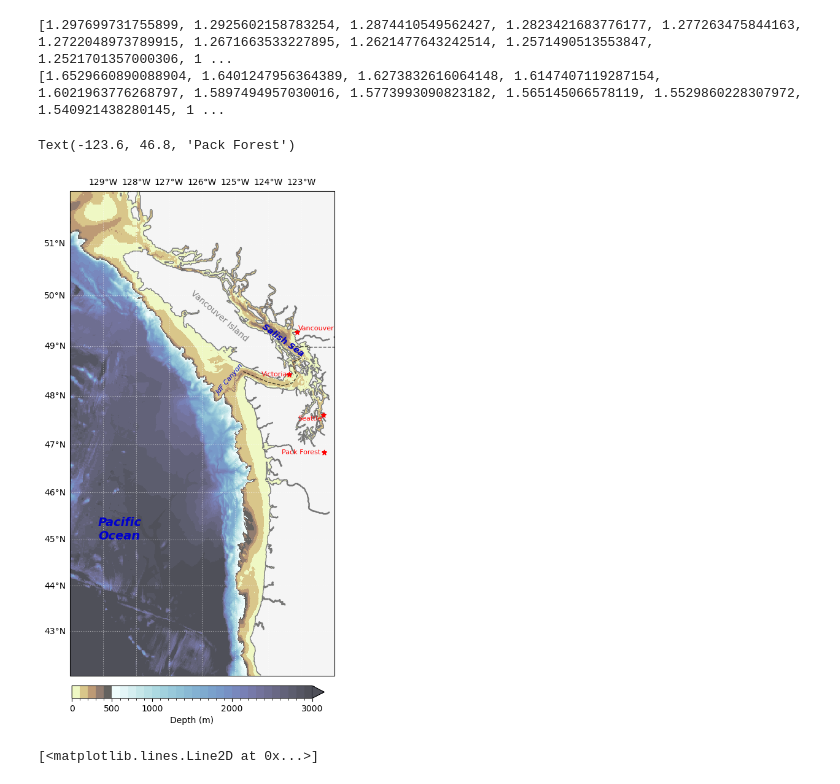
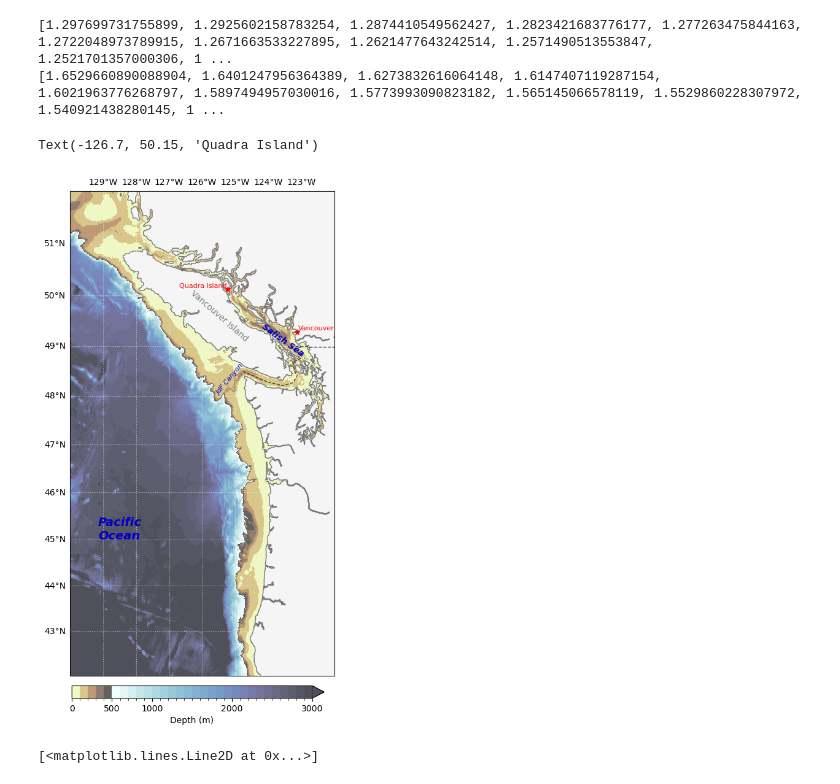
Before and after one commit to rbeutel/LO_user, a Jupyter notebook: ariane/map.ipynb, the cells around one changed output. Drawn from its saved outputs; the diff is of its cells as text; code cells hidden in the pictures.

```diff
--- a/ariane/map.ipynb
+++ b/ariane/map.ipynb
@@ -408,39 +408,41 @@ gl.bottom_labels = False
 # ax0.plot([grid.lon_rho[0, 73],grid.lon_rho[0, 73]],[grid.lat_rho[1038,0],grid.lat_rho[1102,0]], lw=2, c='#fbb4b9',transform=crs.PlateCarree())
 # ax0.plot([grid.lon_rho[0, 84],grid.lon_rho[0, 84]],[grid.lat_rho[ 974,0],grid.lat_rho[1038,0]], lw=2, c='#fbb4b9',transform=crs.PlateCarree())
 # ax0.plot([grid.lon_rho[0, 95],grid.lon_rho[0, 95]],[grid.lat_rho[ 909,0],grid.lat_rho[ 974,0]], lw=2, c='#fbb4b9',transform=crs.PlateCarree())
 # ax0.plot([grid.lon_rho[0,106],grid.lon_rho[0,106]],[grid.lat_rho[ 845,0],grid.lat_rho[ 909,0]], lw=2, c='#fbb4b9',transform=crs.PlateCarree())
 # ax0.plot([grid.lon_rho[0,117],grid.lon_rho[0,117]],[grid.lat_rho[ 781,0],grid.lat_rho[ 845,0]], lw=2, c='#fbb4b9',transform=crs.PlateCarree())
 # ax0.plot([grid.lon_rho[0,128],grid.lon_rho[0,128]],[grid.lat_rho[ 714,0],grid.lat_rho[ 781,0]], lw=2, c='#fbb4b9',transform=crs.PlateCarree())
 # ax0.plot([grid.lon_rho[0,194],grid.lon_rho[0,316]],[grid.lat_rho[ 714,0],grid.lat_rho[ 714,0]], lw=2, c='#f768a1',transform=crs.PlateCarree())
 # ax0.plot([grid.lon_rho[0,128],grid.lon_rho[0,193]],[grid.lat_rho[ 714,0],grid.lat_rho[ 714,0]], lw=2, c='#fbb4b9',transform=crs.PlateCarree())
 # ax0.plot([grid.lon_rho[0, 73],grid.lon_rho[0,161]],[grid.lat_rho[1103,0],grid.lat_rho[1103,0]], lw=2, c='#ae017e',transform=crs.PlateCarree())
 
 
 # add canada USA border
 ax0.add_feature(feature.BORDERS, linestyle='dashed', edgecolor='k', alpha=0.7, zorder=3)
 
 # location of major cities
-ax0.scatter([-123.1207,-123.3656, -122.3328, -122.3190], [49.2827,48.4284,47.6061,46.8341],color='r',marker='*',transform=crs.PlateCarree()) # vancouver, victoria, seatter, pack forest
+# ax0.scatter([-123.1207,-123.3656, -122.3328, -122.3190], [49.2827,48.4284,47.6061,46.8341],color='r',marker='*',transform=crs.PlateCarree()) # vancouver, victoria, seatter, pack forest
+ax0.scatter([-123.1207,-125.23], [49.2827,50.125],color='r',marker='*',transform=crs.PlateCarree()) # vancouver, victoria, seatter, pack forest
 
 
 # Add annotations
 ax0.text(-128.5, 45, 'Pacific\nOcean', transform=crs.PlateCarree(),fontsize=14, color='mediumblue',  weight='bold', fontstyle='italic',horizontalalignment='center',zorder=4)
 ax0.text(-124.23, 48.8, 'Salish Sea', fontstyle='italic', weight='bold', c='mediumblue',fontsize=10,transform=crs.PlateCarree(),rotation=-36,zorder=4)
 ax0.text(-126.4, 49.1, 'Vancouver Island', c='grey',fontsize=10, transform=crs.PlateCarree(),rotation=-41,zorder=4)
 ax0.text(-125.6, 48.03, 'JdF Canyon', transform=crs.PlateCarree(),fontsize=8, color='mediumblue', fontstyle='italic',rotation=50,zorder=4)
 
 # ax0.text(-127.7, 49.3, 'North', transform=crs.PlateCarree(),weight='bold',fontsize=11, color='#ae017e',zorder=4)
 # ax0.text(-125.5, 47.28, 'South', transform=crs.PlateCarree(),weight='bold',fontsize=11, color='#f768a1',zorder=4)
 # ax0.text(-127.95, 48, 'Offshore', transform=crs.PlateCarree(),weight='bold',fontsize=11, color='#fbb4b9',rotation=-60,zorder=4)
 # ax0.text(-124.65, 48.55, 'PRT', transform=crs.PlateCarree(),weight='bold',fontsize=11, color='brown',zorder=4)
 
 ax0.text(-123.1, 49.32, 'Vancouver', transform=crs.PlateCarree(),fontsize=8, color='r',zorder=4)
-ax0.text(-124.2, 48.4, 'Victoria', transform=crs.PlateCarree(),fontsize=8, color='r',zorder=4)
-ax0.text(-123.1, 47.5, 'Seattle', transform=crs.PlateCarree(),fontsize=8, color='r',zorder=4)
-ax0.text(-123.6, 46.8, 'Pack Forest', transform=crs.PlateCarree(),fontsize=8, color='r',zorder=4)
+# ax0.text(-124.2, 48.4, 'Victoria', transform=crs.PlateCarree(),fontsize=8, color='r',zorder=4)
+# ax0.text(-123.1, 47.5, 'Seattle', transform=crs.PlateCarree(),fontsize=8, color='r',zorder=4)
+# ax0.text(-123.6, 46.8, 'Pack Forest', transform=crs.PlateCarree(),fontsize=8, color='r',zorder=4)
+ax0.text(-126.7, 50.15, 'Quadra Island', transform=crs.PlateCarree(),fontsize=8, color='r',zorder=4)
 # %% [output]
-Text(-123.6, 46.8, 'Pack Forest')
+Text(-126.7, 50.15, 'Quadra Island')
-[figure, old version]
+[figure, new version]
 # %%
 #############
 # GEOTRACES #
```
Also changed, not shown: 2 other files.
